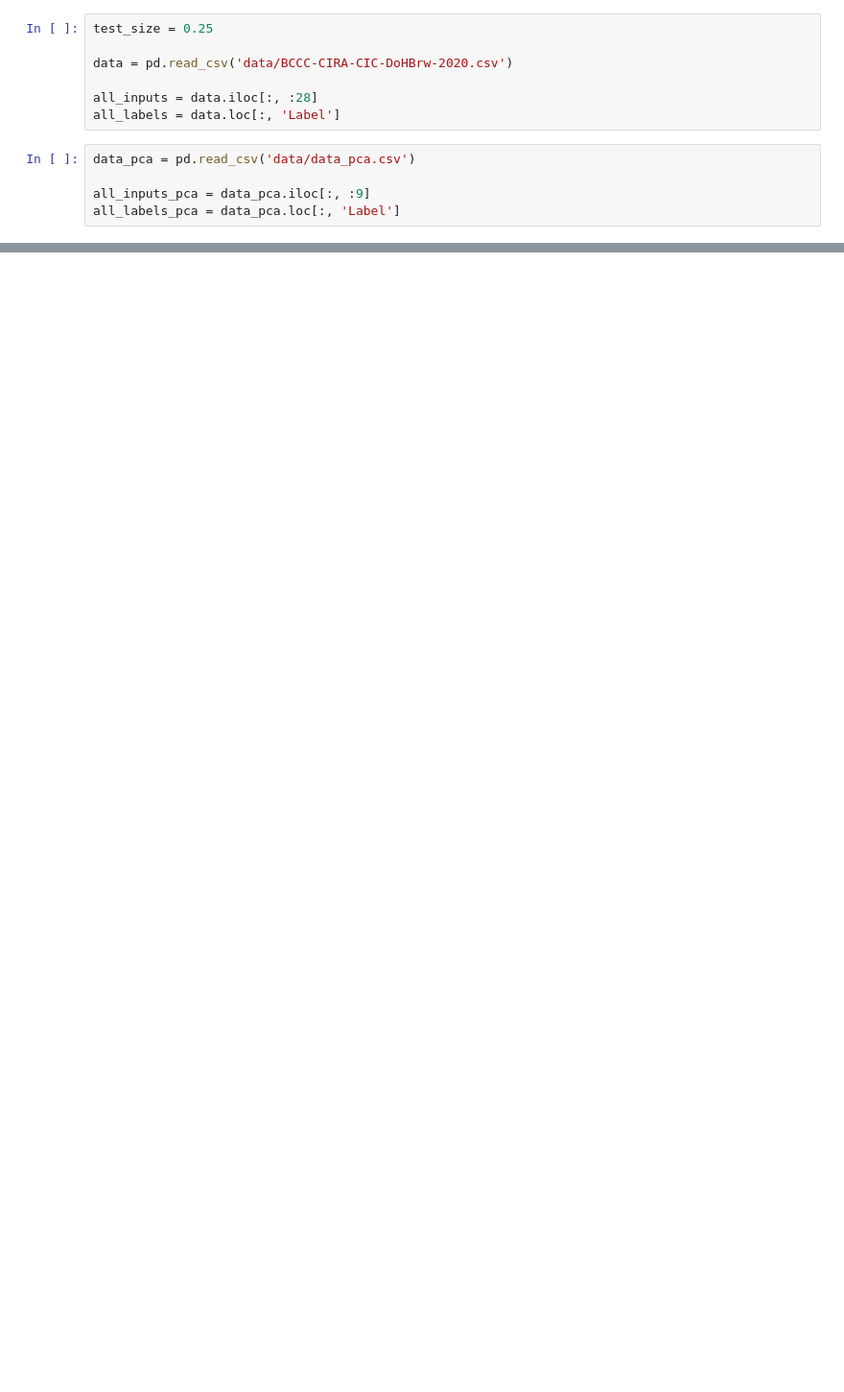
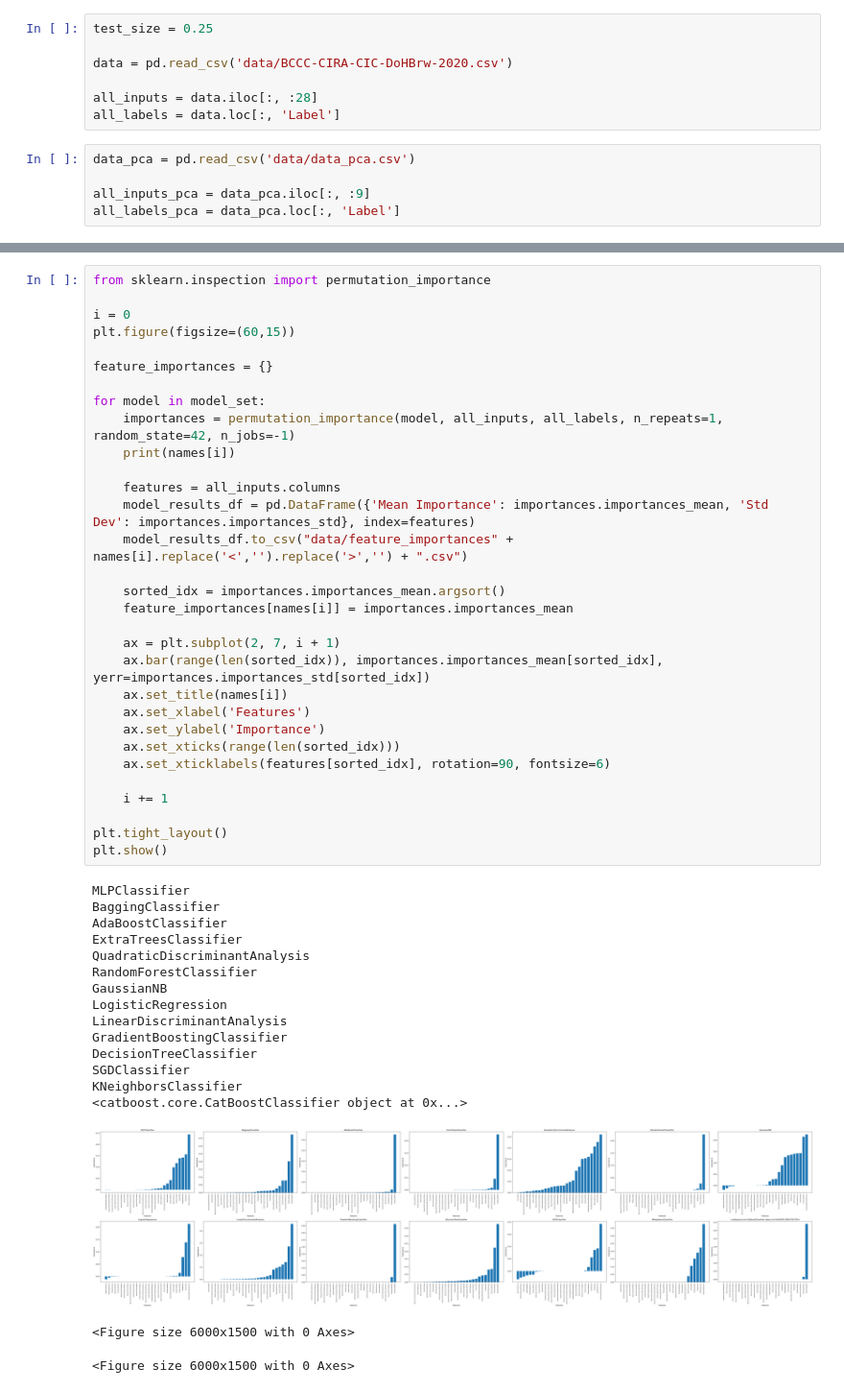
Before and after one commit to Ricardo-Da-Cruz/AI-Dns-Traffic-Analysis, a Jupyter notebook: compare models.ipynb, the cells around one changed output, grey strips where cells are left out. Shown at 96% size. Drawn from its saved outputs; the diff is of its cells as text; blank space fills up the shorter version.

```diff
--- a/compare models.ipynb
+++ b/compare models.ipynb
@@ -130,0 +181,49 @@ plt.show()
+# %%
+from sklearn.inspection import permutation_importance
+
+i = 0
+plt.figure(figsize=(60,15))
+
+feature_importances = {}
+
+for model in model_set:
+    importances = permutation_importance(model, all_inputs, all_labels, n_repeats=1, random_state=42, n_jobs=-1)
+    print(names[i])
+
+    features = all_inputs.columns
+    model_results_df = pd.DataFrame({'Mean Importance': importances.importances_mean, 'Std Dev': importances.importances_std}, index=features)
+    model_results_df.to_csv("data/feature_importances" + names[i].replace('<','').replace('>','') + ".csv")
+
+    sorted_idx = importances.importances_mean.argsort()
+    feature_importances[names[i]] = importances.importances_mean
+
+    ax = plt.subplot(2, 7, i + 1)
+    ax.bar(range(len(sorted_idx)), importances.importances_mean[sorted_idx], yerr=importances.importances_std[sorted_idx])
+    ax.set_title(names[i])
+    ax.set_xlabel('Features')
+    ax.set_ylabel('Importance')
+    ax.set_xticks(range(len(sorted_idx)))
+    ax.set_xticklabels(features[sorted_idx], rotation=90, fontsize=6)
+
+    i += 1
+
+plt.tight_layout()
+plt.show()
+# %% [output]
+MLPClassifier
+BaggingClassifier
+AdaBoostClassifier
+ExtraTreesClassifier
+QuadraticDiscriminantAnalysis
+RandomForestClassifier
+GaussianNB
+LogisticRegression
+LinearDiscriminantAnalysis
+GradientBoostingClassifier
+DecisionTreeClassifier
+SGDClassifier
+KNeighborsClassifier
+<catboost.core.CatBoostClassifier object at 0x...>
+[figure, added]
+<Figure size 6000x1500 with 0 Axes>
+<Figure size 6000x1500 with 0 Axes>
```
Also changed, not shown: parts of 7 cells of this notebook.
